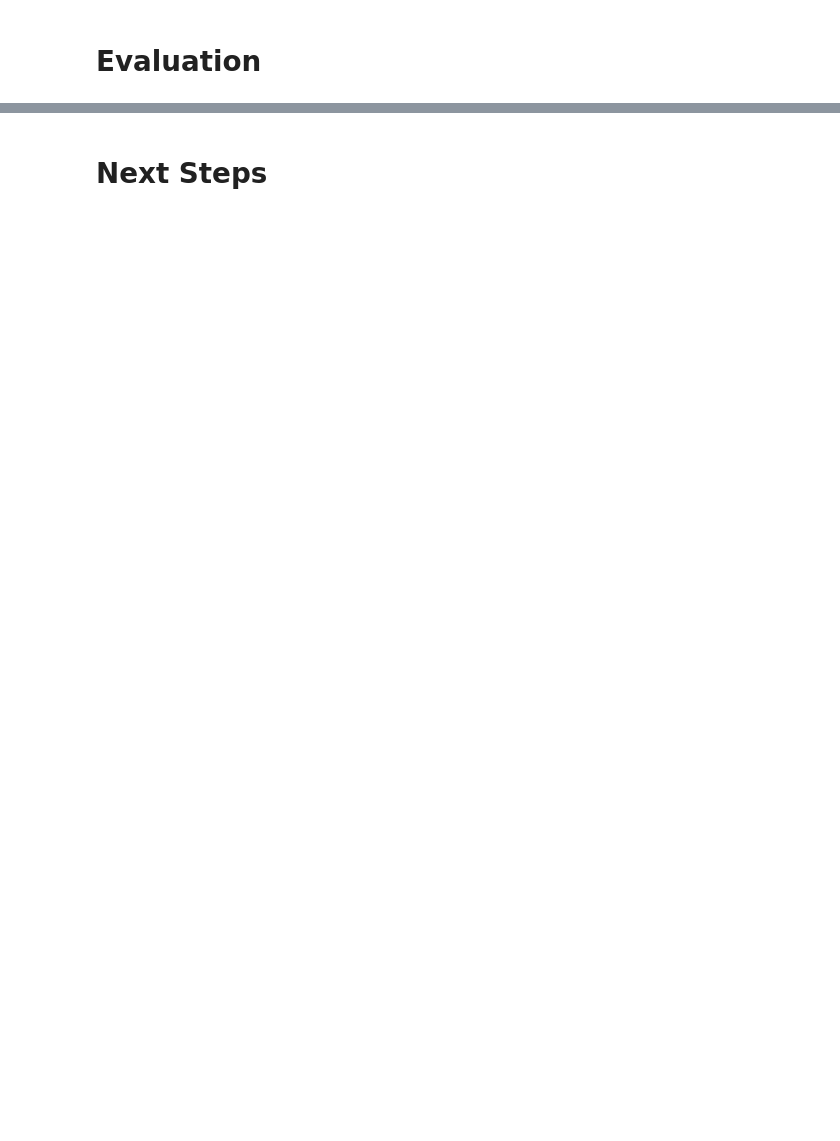
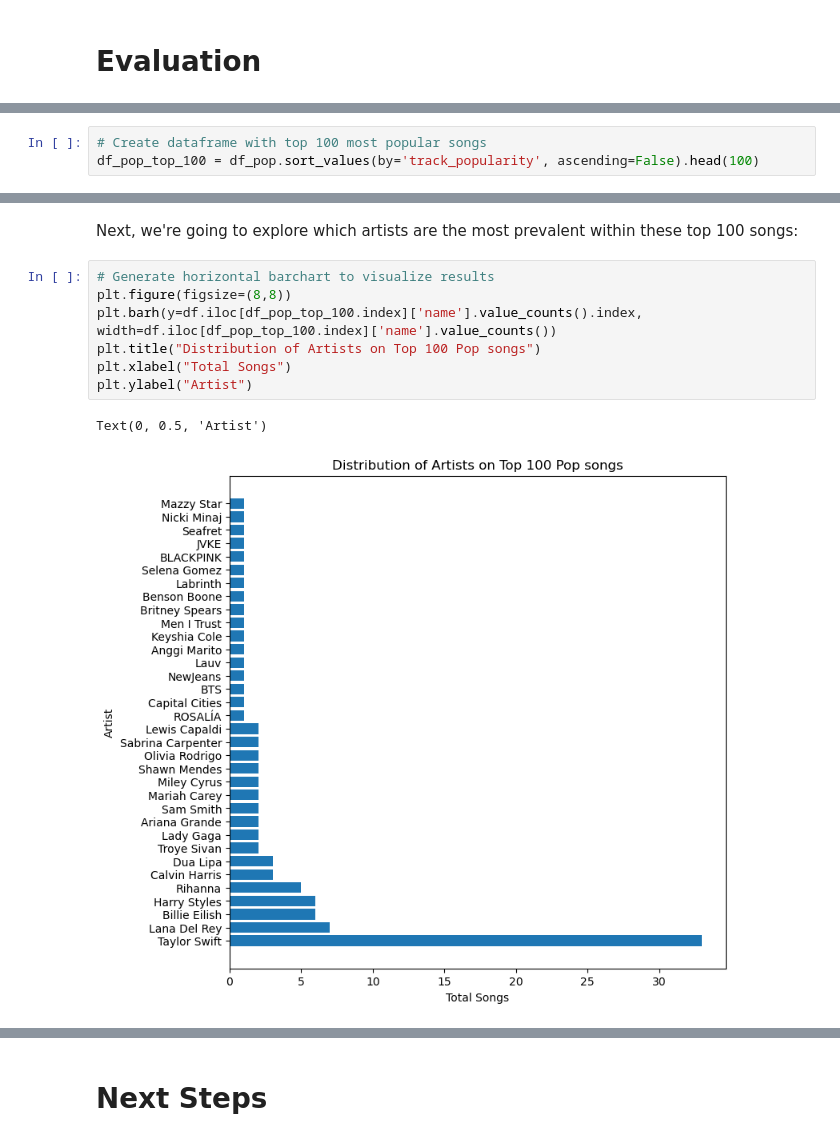
Before and after one commit to marcoantoniogodoy/ucberkeley-mlai-capstone-project, a Jupyter notebook: CapstoneProject_24.1.ipynb, the cells around one changed output, grey strips where cells are left out. Saved outputs shown, nothing was run; the diff lists cells and outputs as text; blank space fills up the shorter version.

```diff
--- a/CapstoneProject_24.1.ipynb
+++ b/CapstoneProject_24.1.ipynb
@@ -2052,0 +1976,3 @@ Name: track_name, dtype: object
+# %%
+# Create dataframe with top 100 most popular songs
+df_pop_top_100 = df_pop.sort_values(by='track_popularity', ascending=False).head(100)
@@ -2052,0 +1996,12 @@ Name: track_name, dtype: object
+# %% [markdown]
+Next, we're going to explore which artists are the most prevalent within these top 100 songs:
+# %%
+# Generate horizontal barchart to visualize results
+plt.figure(figsize=(8,8))
+plt.barh(y=df.iloc[df_pop_top_100.index]['name'].value_counts().index, width=df.iloc[df_pop_top_100.index]['name'].value_counts())
+plt.title("Distribution of Artists on Top 100 Pop songs")
+plt.xlabel("Total Songs")
+plt.ylabel("Artist")
+# %% [output]
+Text(0, 0.5, 'Artist')
+[figure, added]
```
Also changed, not shown: parts of 106 cells of this notebook, 3 other files.
